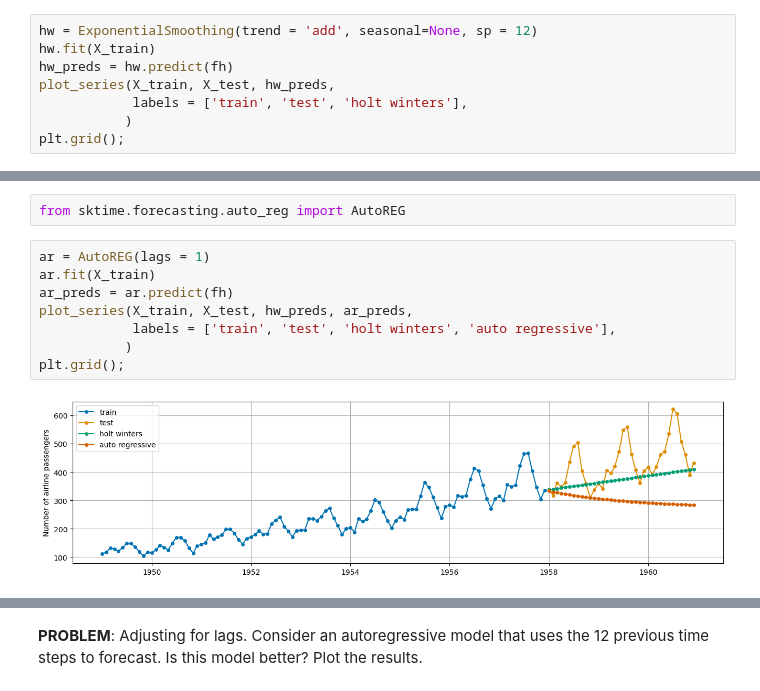
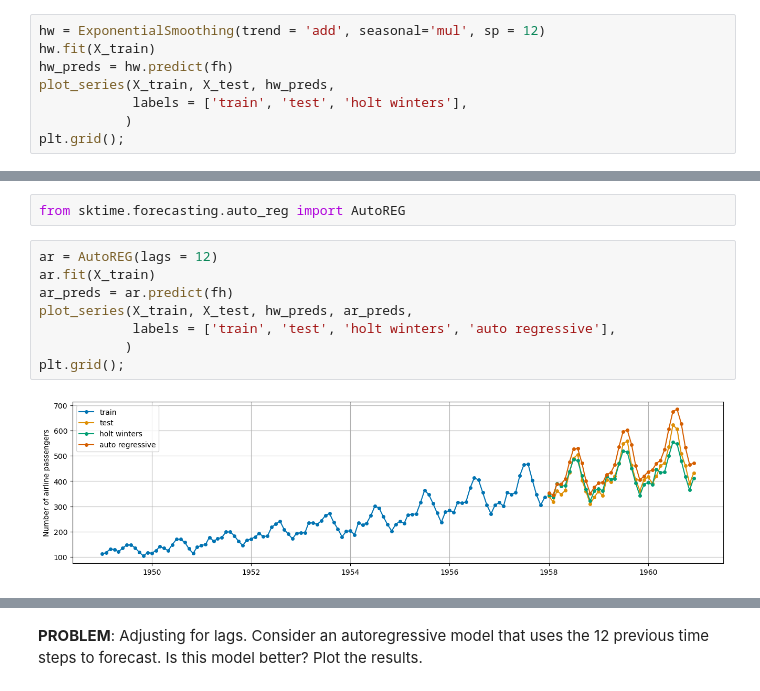
Before and after one commit to jfkoehler/nyu_bootcamp_fa24, a Jupyter notebook: _build/jupyter_execute/forecasting_I.ipynb, the cells around one changed output, grey strips where cells are left out. Cells and saved outputs as stored; diff of their text form.

```diff
--- a/_build/jupyter_execute/forecasting_I.ipynb
+++ b/_build/jupyter_execute/forecasting_I.ipynb
@@ -248,7 +257,7 @@ plot_series(airline);
 # %% [output]
 [figure]
 # %%
-hw = ExponentialSmoothing(trend = 'add', seasonal=None, sp = 12)
+hw = ExponentialSmoothing(trend = 'add', seasonal='mul', sp = 12)
 hw.fit(X_train)
 hw_preds = hw.predict(fh)
 plot_series(X_train, X_test, hw_preds,
@@ -304,15 +313,15 @@ $$AR(p) = c + \theta_1 y_{t - 1} + \theta_2 y_{t - 2} + ... + \theta_n y_{t - p}
 # %%
 from sktime.forecasting.auto_reg import AutoREG
 # %%
-ar = AutoREG(lags = 1)
+ar = AutoREG(lags = 12)
 ar.fit(X_train)
 ar_preds = ar.predict(fh)
 plot_series(X_train, X_test, hw_preds, ar_preds,
             labels = ['train', 'test', 'holt winters', 'auto regressive'],
            )
 plt.grid();
 # %% [output]
-[figure, old version]
+[figure, new version]
 # %%
 ar.get_fitted_params()
 # %% [output]
```
Also changed, not shown: parts of 19 cells of this notebook, 30 other files.
